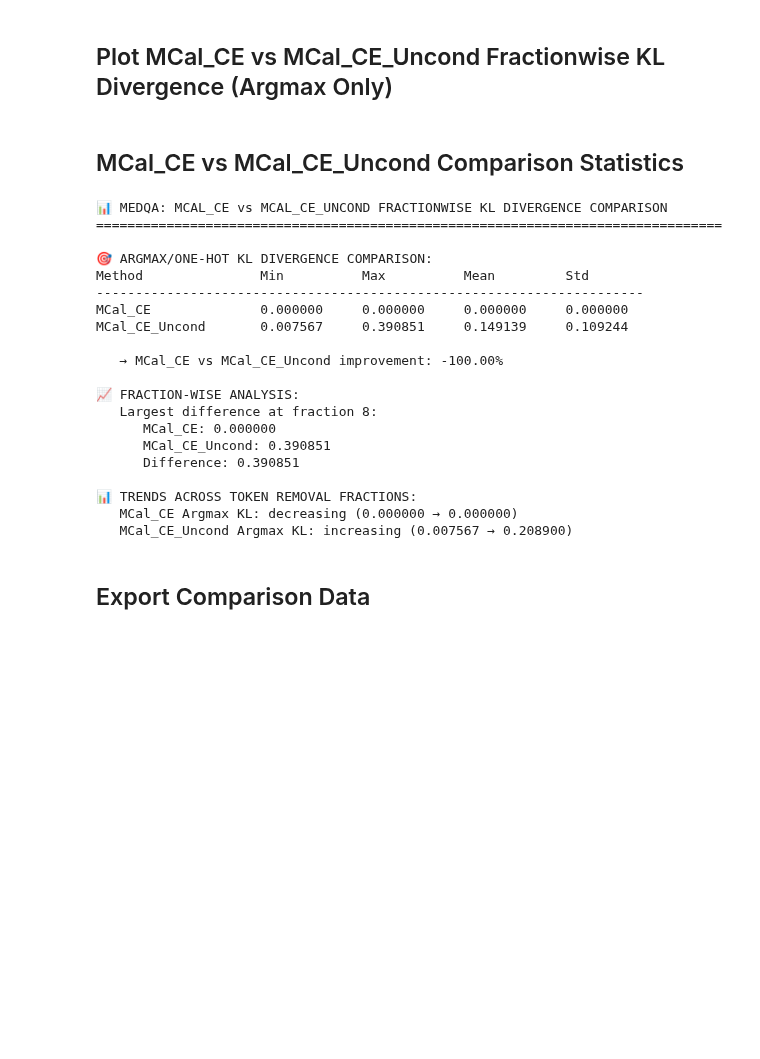
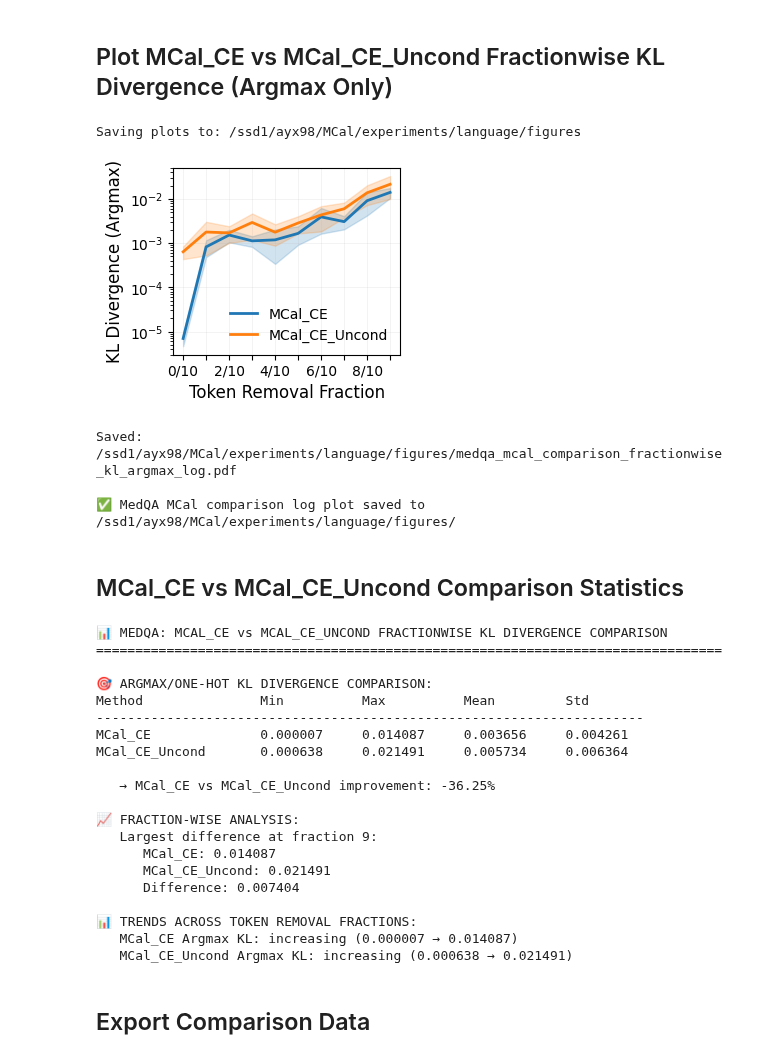
Before and after one commit to ShaileshSridhar2403/MCal, a Jupyter notebook: experiments/language/plot_medqa_fractionwise_kl.ipynb, the cells around one changed output. Cells and saved outputs as stored; diff of their text form; code cells hidden in the pictures; blank space fills up the shorter version.

```diff
--- a/experiments/language/plot_medqa_fractionwise_kl.ipynb
+++ b/experiments/language/plot_medqa_fractionwise_kl.ipynb
@@ -27,15 +27,17 @@ plt.rcParams['legend.fontsize'] = 10
 ## Load MedQA Results Data
 # %%
 # Load the aggregated results JSON file
-results_path = Path("/home/antonxue/shailesh/MCal/results/json/aggregated_results_medqa.json")
+# Use relative path from notebook location (experiments/language/)
+results_path = Path("../../results/json/aggregated_results_medqa.json")
 
 # Check if file exists
 if not results_path.exists():
-    print(f"❌ Results file not found at: {results_path}")
+    print(f"❌ Results file not found at: {results_path.absolute()}")
     print("Please run the MedQA benchmark first to generate results.")
     print("Command: python medqa_kl_benchmark.py --methods mcal_ce mcal_ce_uncond")
+    results = None
 else:
-    print(f"✅ Loading results from: {results_path}")
+    print(f"✅ Loading results from: {results_path.absolute()}")
 
     with open(results_path, 'r') as f:
         results = json.load(f)
@@ -100,7 +124,7 @@ else:
 ## Plot MCal_CE vs MCal_CE_Uncond Fractionwise KL Divergence (Argmax Only)
 # %%
 # Create comparison plot for MCal_CE vs MCal_CE_Uncond with log scale (Argmax only)
-if 'methods_data' in locals() and len(methods_data) >= 2:
+if methods_data is not None and len(methods_data) >= 2:
     # Ensure output directory exists
     output_dir = 'figures'
     os.makedirs(output_dir, exist_ok=True)
@@ -124,41 +148,49 @@ if 'methods_data' in locals() and len(methods_data) >= 2:
 
     # MCal_CE_Uncond line and confidence band
     ax.plot(fractions, mcal_ce_uncond_data['mean_argmax'], '-',
             label='MCal_CE_Uncond', linewidth=2, color='#ff7f0e')
     ax.fill_between(fractions,
                     mcal_ce_uncond_data['mean_argmax'] - mcal_ce_uncond_data['std_argmax'],
                     mcal_ce_uncond_data['mean_argmax'] + mcal_ce_uncond_data['std_argmax'],
                     alpha=0.2, color='#ff7f0e')
 
     ax.set_xlabel('Token Removal Fraction')
     ax.set_ylabel('KL Divergence (Argmax)')
     ax.set_yscale('log')  # LOG SCALE
     ax.legend(loc='best', frameon=False)
     ax.grid(True, alpha=0.2, linewidth=0.5)
     ax.tick_params(axis='both', which='major')
 
-    # Set x-axis ticks using fraction values
+    # Set x-axis ticks - show every other label to avoid clutter
     ax.set_xticks(fractions)
-    ax.set_xticklabels(fraction_labels)
+    # Create labels with every other one shown
+    display_labels = [label if i % 2 == 0 else '' for i, label in enumerate(fraction_labels)]
+    ax.set_xticklabels(display_labels)
 
     plt.tight_layout(pad=0.2)
     plt.savefig(f'{output_dir}/medqa_mcal_comparison_fractionwise_kl_argmax_log.pdf', dpi=300, bbox_inches='tight')
     plt.show()
     print(f"Saved: {abs_output_dir}/medqa_mcal_comparison_fractionwise_kl_argmax_log.pdf")
 
     print(f"\n✅ MedQA MCal comparison log plot saved to {abs_output_dir}/")
 
 else:
     print("❌ No comparison data available to plot")
-    if 'methods_data' in locals():
+    if methods_data is not None:
         print(f"Available methods: {list(methods_data.keys())}")
     else:
         print("No methods data loaded")
+# %% [output]
+Saving plots to: /ssd1/ayx98/MCal/experiments/language/figures
+[figure, added]
+Saved: /ssd1/ayx98/MCal/experiments/language/figures/medqa_mcal_comparison_fractionwise_kl_argmax_log.pdf
+
+✅ MedQA MCal comparison log plot saved to /ssd1/ayx98/MCal/experiments/language/figures/
 # %% [markdown]
 ## MCal_CE vs MCal_CE_Uncond Comparison Statistics
 # %%
 # Detailed comparison statistics between MCal_CE and MCal_CE_Uncond
-if 'methods_data' in locals() and len(methods_data) >= 2:
+if methods_data is not None and len(methods_data) >= 2:
     print("📊 MEDQA: MCAL_CE vs MCAL_CE_UNCOND FRACTIONWISE KL DIVERGENCE COMPARISON")
     print("=" * 80)
 
@@ -202,7 +234,7 @@ if 'methods_data' in locals() and len(methods_data) >= 2:
 
 else:
     print("❌ No comparison data available for detailed statistics")
-    if 'methods_data' in locals():
+    if methods_data is not None:
         print(f"Available methods: {list(methods_data.keys())}")
     else:
         print("No methods data loaded")
@@ -213,20 +245,20 @@ else:
 🎯 ARGMAX/ONE-HOT KL DIVERGENCE COMPARISON:
 Method               Min          Max          Mean         Std
 ----------------------------------------------------------------------
-MCal_CE              0.000000     0.000000     0.000000     0.000000
-MCal_CE_Uncond       0.007567     0.390851     0.149139     0.109244
+MCal_CE              0.000007     0.014087     0.003656     0.004261
+MCal_CE_Uncond       0.000638     0.021491     0.005734     0.006364
 
-   → MCal_CE vs MCal_CE_Uncond improvement: -100.00%
+   → MCal_CE vs MCal_CE_Uncond improvement: -36.25%
 
 📈 FRACTION-WISE ANALYSIS:
-   Largest difference at fraction 8:
-      MCal_CE: 0.000000
-      MCal_CE_Uncond: 0.390851
-      Difference: 0.390851
+   Largest difference at fraction 9:
+      MCal_CE: 0.014087
+      MCal_CE_Uncond: 0.021491
+      Difference: 0.007404
 
 📊 TRENDS ACROSS TOKEN REMOVAL FRACTIONS:
-   MCal_CE Argmax KL: decreasing (0.000000 → 0.000000)
-   MCal_CE_Uncond Argmax KL: increasing (0.007567 → 0.208900)
+   MCal_CE Argmax KL: increasing (0.000007 → 0.014087)
+   MCal_CE_Uncond Argmax KL: increasing (0.000638 → 0.021491)
 # %% [markdown]
 ## Export Comparison Data
 # %%
```
Also changed, not shown: parts of 4 cells of this notebook, 7 other files.
